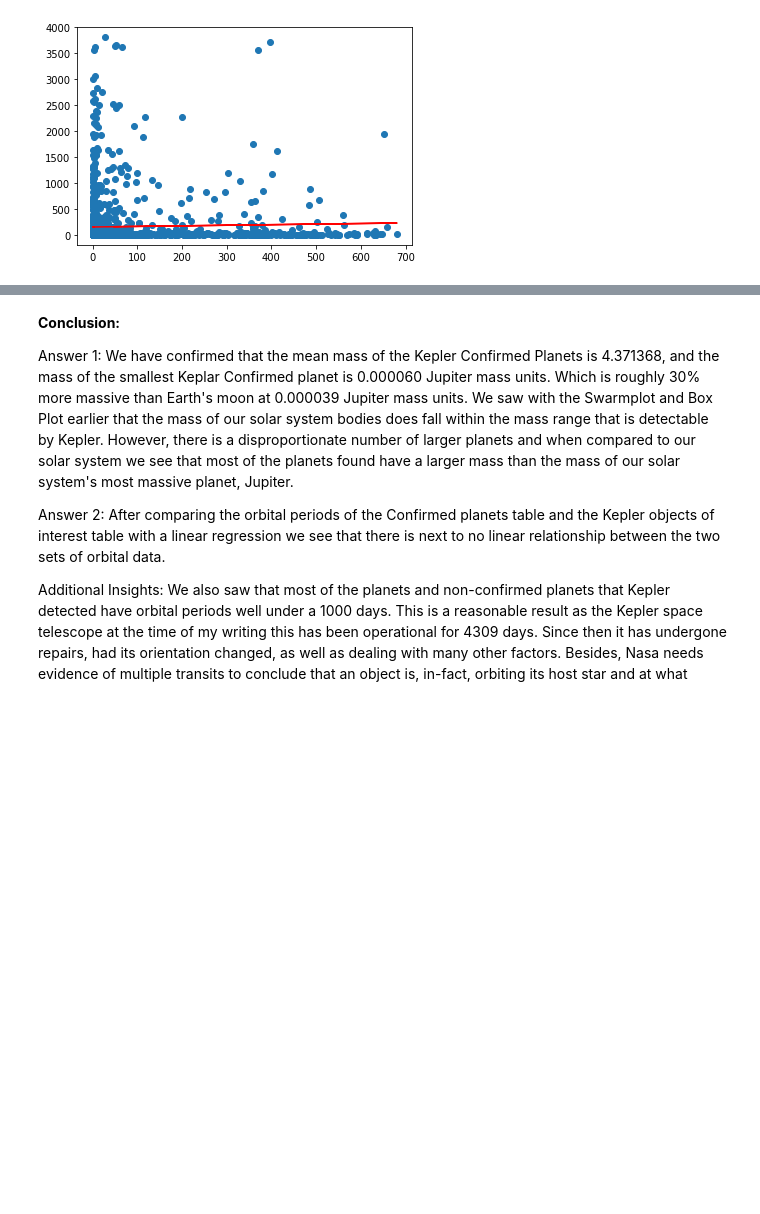
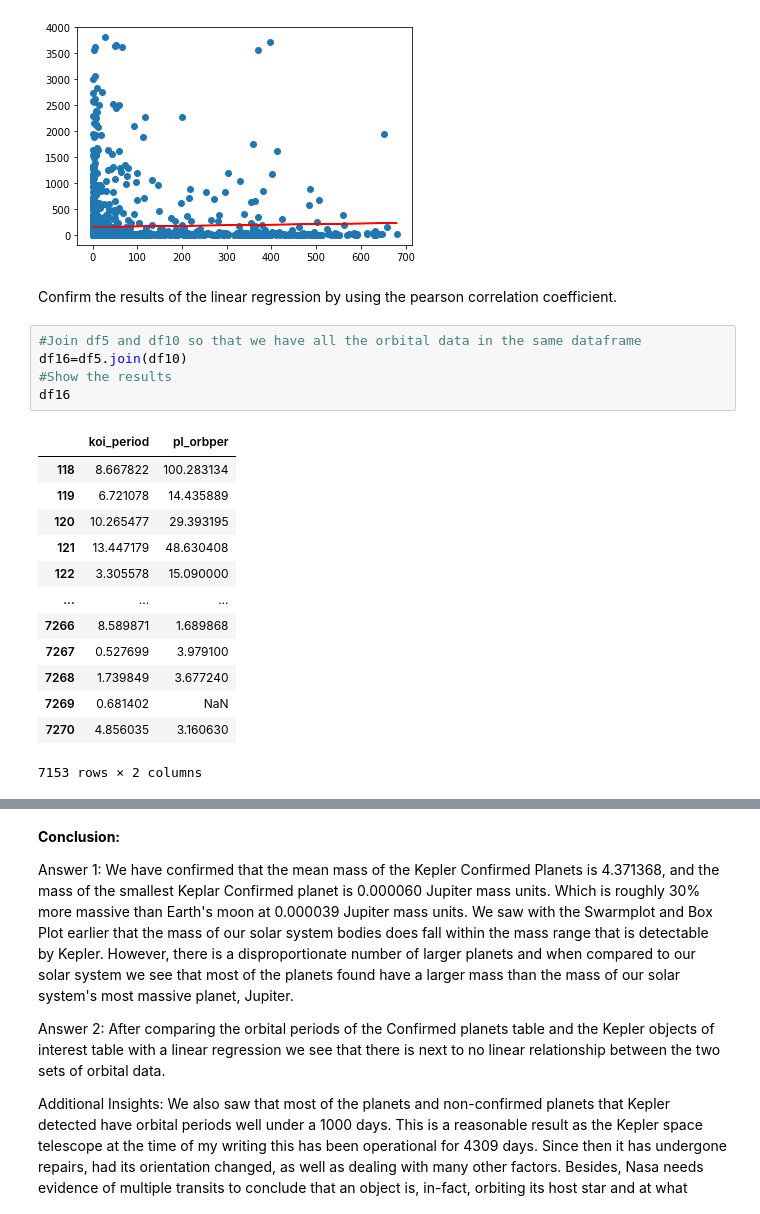
Before and after one commit to Danjstr/AIM-5001, a Jupyter notebook: D_Strauss_Final_Project.ipynb, the cells around one changed output, grey strips where cells are left out. Cells and saved outputs as stored; diff of their text form; blank space fills up the shorter version.

```diff
--- a/D_Strauss_Final_Project.ipynb
+++ b/D_Strauss_Final_Project.ipynb
@@ -675,3 +709,24 @@ plt.plot(x_test,y_pred_test, color='red')
 # %% [output]
 [<matplotlib.lines.Line2D at 0x...>]
 [figure]
+# %% [markdown]
+Confirm the results of the linear regression by using the pearson correlation coefficient.
+# %%
+#Join df5 and df10 so that we have all the orbital data in the same dataframe
+df16=df5.join(df10)
+#Show the results
+df16
+# %% [output]
+|  | koi_period | pl_orbper |
+| 118 | 8.667822 | 100.283134 |
+| 119 | 6.721078 | 14.435889 |
+| 120 | 10.265477 | 29.393195 |
+| 121 | 13.447179 | 48.630408 |
+| 122 | 3.305578 | 15.090000 |
+| ... | ... | ... |
+| 7266 | 8.589871 | 1.689868 |
+| 7267 | 0.527699 | 3.979100 |
+| 7268 | 1.739849 | 3.677240 |
+| 7269 | 0.681402 | NaN |
+| 7270 | 4.856035 | 3.160630 |
+7153 rows × 2 columns
```
Also changed, not shown: parts of 5 cells of this notebook.
